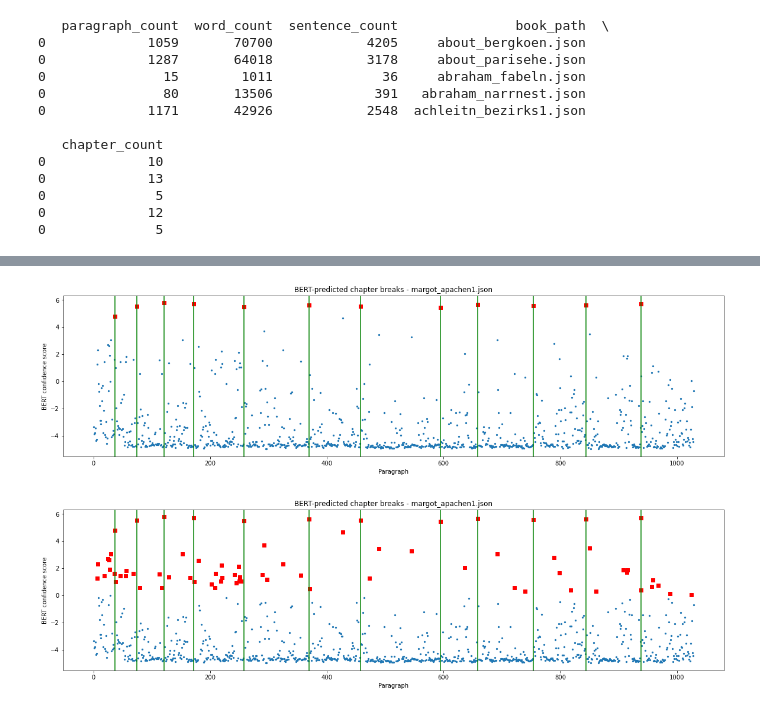
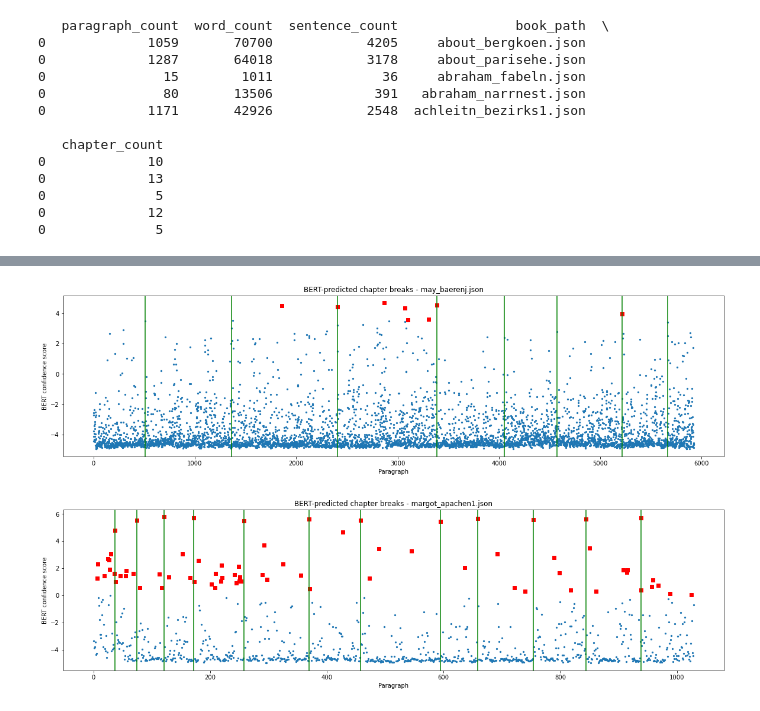
Before and after one commit to MzudemO/chapter-segmentation, a Jupyter notebook: onetime_scripts/evaluate_predictions.ipynb, the cells around one changed output, grey strips where cells are left out. Saved outputs shown, nothing was run; the diff lists cells and outputs as text; code cells hidden in the pictures.

```diff
--- a/onetime_scripts/evaluate_predictions.ipynb
+++ b/onetime_scripts/evaluate_predictions.ipynb
@@ -10,7 +10,7 @@ def random_model(df: pd.DataFrame) -> pd.DataFrame:
     df["logit_1"] = pd.Series([random.uniform(-1, 1) for _ in range(len(df))])
     return df
 # %%
-df = pd.read_pickle("../results/predictions_finetuned_2e-5_bs32_e3_best.pkl")
+df = pd.read_pickle("../results/predictions_abraham_narrnest.pkl")
 # df = random_model(df)
 print(len(df))
 df.head()
@@ -82,22 +77,25 @@ def add_predictions(df: pd.DataFrame) -> pd.DataFrame:
         normalized = (group["logit_0"] - group["logit_0"].min())/(group["logit_0"].max() - group["logit_0"].min())
         local_threshold_predictions = [l <= 0.9 for l in normalized]
         gt_chapter_break_count = group["chapter_idx"].max()
-        pred = predicted_chapter_counts[predicted_chapter_counts["book_path"] == book_path]
-        if len(pred) == 0:
-            print(book_path)
-            continue
-        metrics = pred["metrics_prediction"].values[0]
-        metrics_novel = pred["novel_metrics_prediction"].values[0]
-        confidences = pred["confidences_prediction"].values[0]
-        confidences_novel = pred["novel_confidences_prediction"].values[0]
+
         new_df = group.reset_index()
         new_df["local_prediction"] = local_predictions.values
         new_df["local_threshold_prediction"] = local_threshold_predictions
         new_df["top_n_prediction"] = predict_top_n(group["logit_0"], gt_chapter_break_count)
-        new_df["metrics_prediction"] = predict_top_n(group["logit_0"], metrics)
-        new_df["metrics_novel_prediction"] = predict_top_n(group["logit_0"], metrics_novel)
-        new_df["confidences_prediction"] = predict_top_n(group["logit_0"], confidences)
-        new_df["confidences_novel_prediction"] = predict_top_n(group["logit_0"], confidences_novel)
+
+        pred = predicted_chapter_counts[predicted_chapter_counts["book_path"] == book_path]
+        if len(pred) > 0:
+            metrics = pred["metrics_prediction"].values[0]
+            metrics_novel = pred["novel_metrics_prediction"].values[0]
+            confidences = pred["confidences_prediction"].values[0]
+            confidences_novel = pred["novel_confidences_prediction"].values[0]
+
+            new_df["metrics_prediction"] = predict_top_n(group["logit_0"], metrics)
+            new_df["metrics_novel_prediction"] = predict_top_n(group["logit_0"], metrics_novel)
+            new_df["confidences_prediction"] = predict_top_n(group["logit_0"], confidences)
+            new_df["confidences_novel_prediction"] = predict_top_n(group["logit_0"], confidences_novel)
+        else:
+            print(book_path)
         books.append(new_df)
 
     return pd.concat(books)
@@ -336,11 +334,11 @@ def plot_book(dataframe: pd.DataFrame, book_id=None, fig_size=(20, 5), column="t
 # %%
 # potentially interesting examples:
 # * margot_apachen1.json (perfect prediction)
 # * may_baerenj.json (clustered predictions with peaks on chapter breaks)
 # * lagerloe_christus.json (anthology w/ some multi-chapter stories inside)
-plot_book(pred_df, "margot_apachen1.json", column="top_n_prediction")
+plot_book(pred_df, "may_baerenj.json", column="top_n_prediction")
 # %% [output]
-[figure, old version]
+[figure, new version]
 # %%
 plot_book(pred_df, "margot_apachen1.json", column="local_prediction")
 # %% [output]
```
Also changed, not shown: parts of 16 cells of this notebook, 14 other files.
